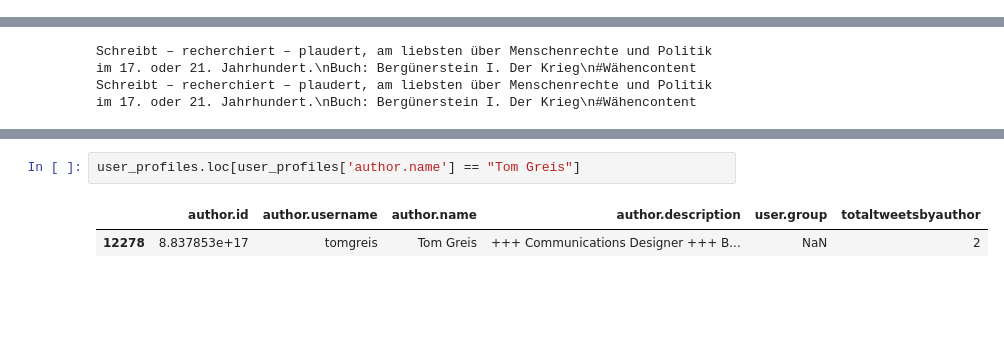
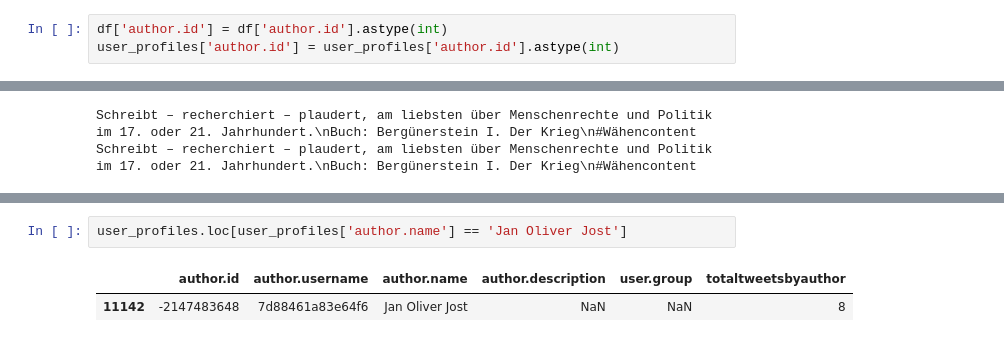
Before and after one commit to ahmadouw/IchBinHanna-Analysis, a Jupyter notebook: add_user_profiles.ipynb, the cells around one changed output, grey strips where cells are left out. Drawn from its saved outputs; the diff is of its cells as text; blank space fills up the shorter version.

```diff
--- a/add_user_profiles.ipynb
+++ b/add_user_profiles.ipynb
@@ -35,4 +35,7 @@ user_profiles
 | 15750 | 1.428095e+18 | Agustin69501103 | Agustina Carrizo | Always looking for the right ques... | NaN | 1 |
 | 15751 | 1.286620e+07 | shamshoumah | لميا | Mental Health Practitioner & Medi... | Academic unspecified | 2 |
 15752 rows × 6 columns
+# %%
+df['author.id'] = df['author.id'].astype(int)
+user_profiles['author.id'] = user_profiles['author.id'].astype(int)
 # %%
@@ -191,5 +225,5 @@ diff
 # %%
-user_profiles.loc[user_profiles['author.name'] == "Tom Greis"]
+user_profiles.loc[user_profiles['author.name'] == 'Jan Oliver Jost']
 # %% [output]
 |  | author.id | author.username | author.name | author.description | user.group | totaltweetsbyauthor |
-| 12278 | 8.837853e+17 | tomgreis | Tom Greis | +++ Communications Designer +++ B... | NaN | 2 |
+| 11142 | -2147483648 | 7d88461a83e64f6 | Jan Oliver Jost | NaN | NaN | 8 |
```
Also changed, not shown: parts of 29 cells of this notebook, 5 other files.
